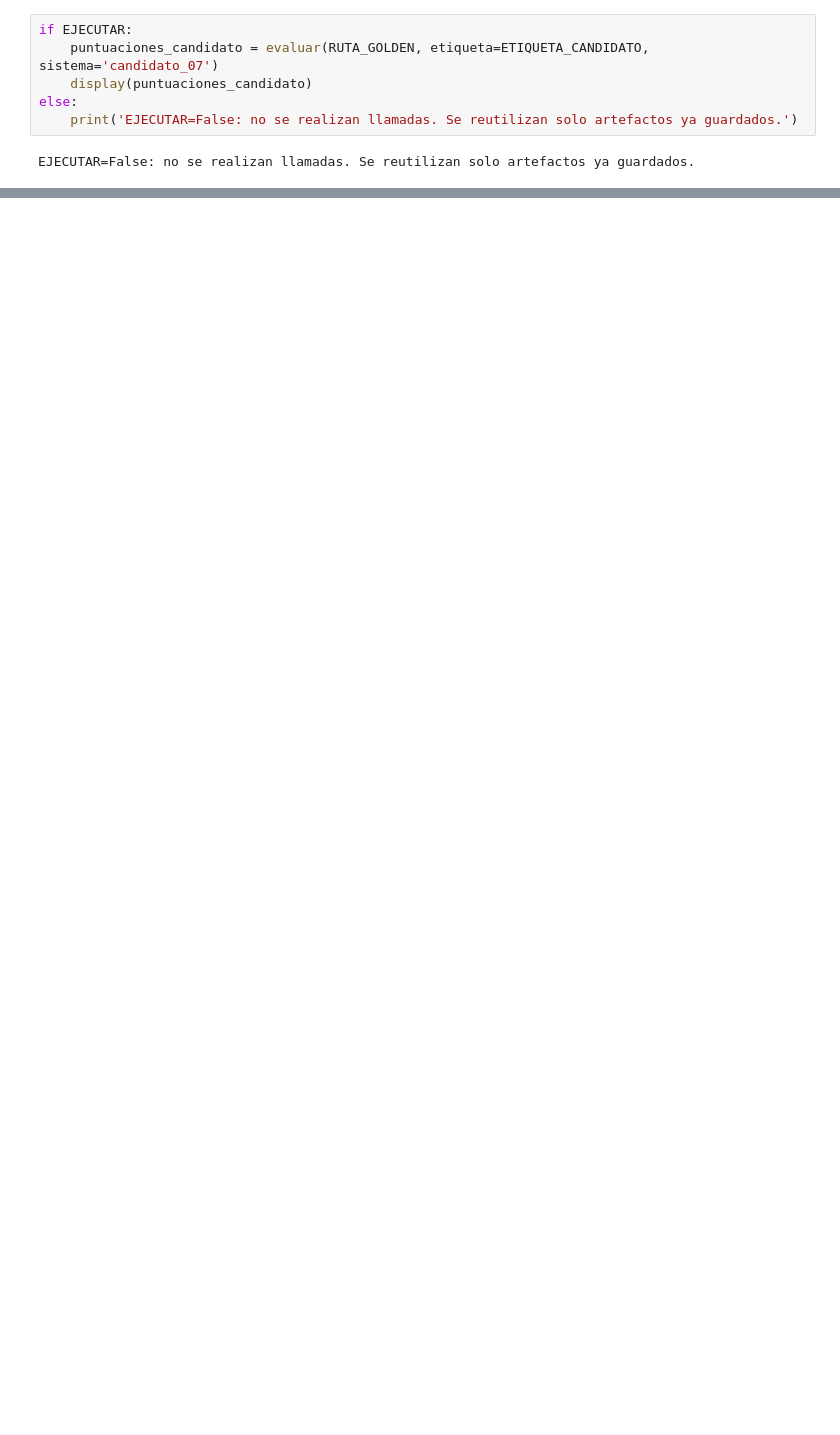
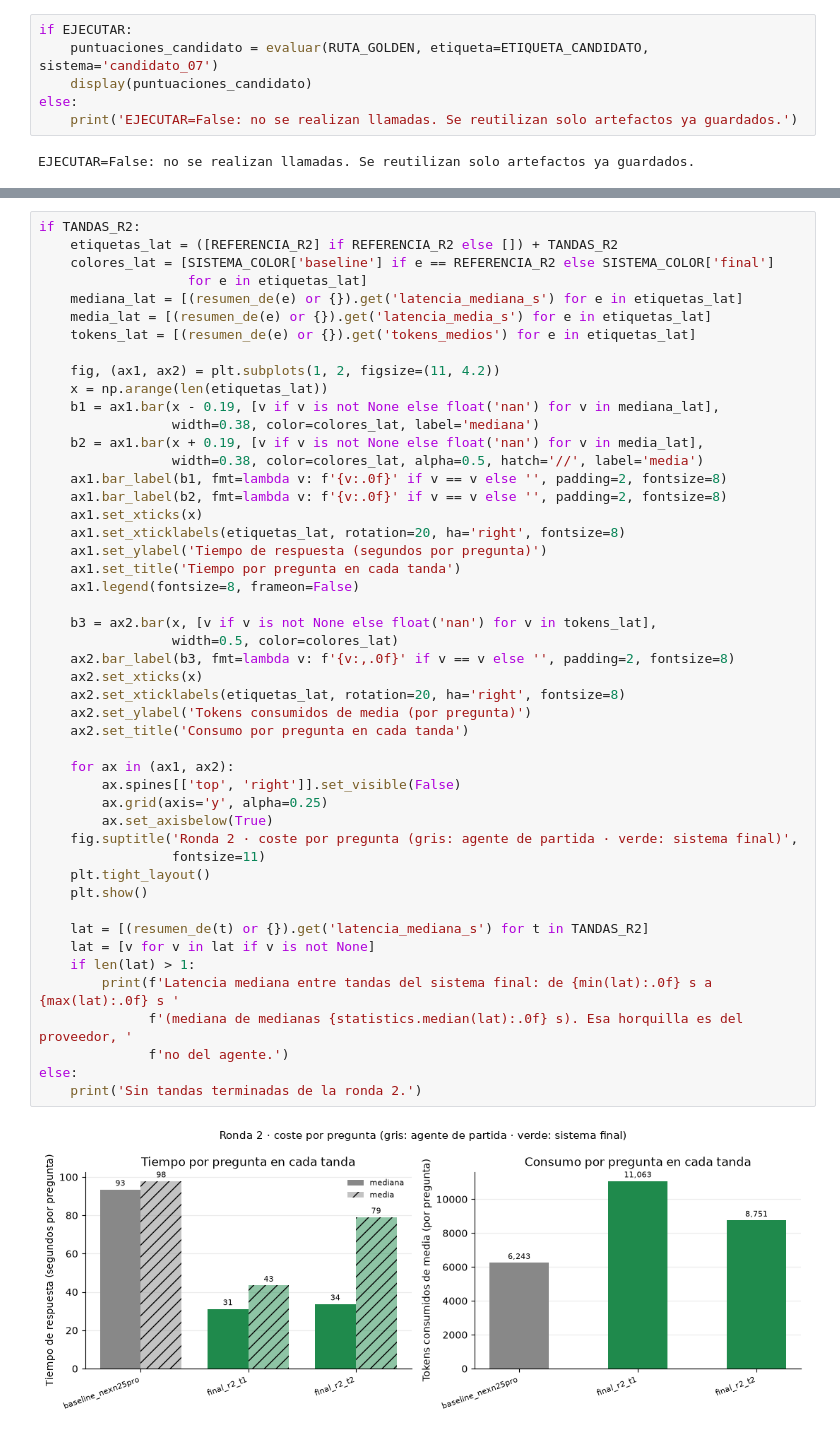
Before and after one commit to Romequinco/10k-financial-agent, a Jupyter notebook: notebooks/07_sistema_final.ipynb, the cells around one changed output, grey strips where cells are left out. Drawn from its saved outputs; the diff is of its cells as text; blank space fills up the shorter version.

```diff
--- a/notebooks/07_sistema_final.ipynb
+++ b/notebooks/07_sistema_final.ipynb
@@ -246,0 +529,50 @@ plt.show()
+# %%
+if TANDAS_R2:
+    etiquetas_lat = ([REFERENCIA_R2] if REFERENCIA_R2 else []) + TANDAS_R2
+    colores_lat = [SISTEMA_COLOR['baseline'] if e == REFERENCIA_R2 else SISTEMA_COLOR['final']
+                   for e in etiquetas_lat]
+    mediana_lat = [(resumen_de(e) or {}).get('latencia_mediana_s') for e in etiquetas_lat]
+    media_lat = [(resumen_de(e) or {}).get('latencia_media_s') for e in etiquetas_lat]
+    tokens_lat = [(resumen_de(e) or {}).get('tokens_medios') for e in etiquetas_lat]
+
+    fig, (ax1, ax2) = plt.subplots(1, 2, figsize=(11, 4.2))
+    x = np.arange(len(etiquetas_lat))
+    b1 = ax1.bar(x - 0.19, [v if v is not None else float('nan') for v in mediana_lat],
+                 width=0.38, color=colores_lat, label='mediana')
+    b2 = ax1.bar(x + 0.19, [v if v is not None else float('nan') for v in media_lat],
+                 width=0.38, color=colores_lat, alpha=0.5, hatch='//', label='media')
+    ax1.bar_label(b1, fmt=lambda v: f'{v:.0f}' if v == v else '', padding=2, fontsize=8)
+    ax1.bar_label(b2, fmt=lambda v: f'{v:.0f}' if v == v else '', padding=2, fontsize=8)
+    ax1.set_xticks(x)
+    ax1.set_xticklabels(etiquetas_lat, rotation=20, ha='right', fontsize=8)
+    ax1.set_ylabel('Tiempo de respuesta (segundos por pregunta)')
+    ax1.set_title('Tiempo por pregunta en cada tanda')
+    ax1.legend(fontsize=8, frameon=False)
+
+    b3 = ax2.bar(x, [v if v is not None else float('nan') for v in tokens_lat],
+                 width=0.5, color=colores_lat)
+    ax2.bar_label(b3, fmt=lambda v: f'{v:,.0f}' if v == v else '', padding=2, fontsize=8)
+    ax2.set_xticks(x)
+    ax2.set_xticklabels(etiquetas_lat, rotation=20, ha='right', fontsize=8)
+    ax2.set_ylabel('Tokens consumidos de media (por pregunta)')
+    ax2.set_title('Consumo por pregunta en cada tanda')
+
+    for ax in (ax1, ax2):
+        ax.spines[['top', 'right']].set_visible(False)
+        ax.grid(axis='y', alpha=0.25)
+        ax.set_axisbelow(True)
+    fig.suptitle('Ronda 2 · coste por pregunta (gris: agente de partida · verde: sistema final)',
+                 fontsize=11)
+    plt.tight_layout()
+    plt.show()
+
+    lat = [(resumen_de(t) or {}).get('latencia_mediana_s') for t in TANDAS_R2]
+    lat = [v for v in lat if v is not None]
+    if len(lat) > 1:
+        print(f'Latencia mediana entre tandas del sistema final: de {min(lat):.0f} s a {max(lat):.0f} s '
+              f'(mediana de medianas {statistics.median(lat):.0f} s). Esa horquilla es del proveedor, '
+              f'no del agente.')
+else:
+    print('Sin tandas terminadas de la ronda 2.')
+# %% [output]
+[figure, added]
```
Also changed, not shown: parts of 26 cells of this notebook, 43 other files.
